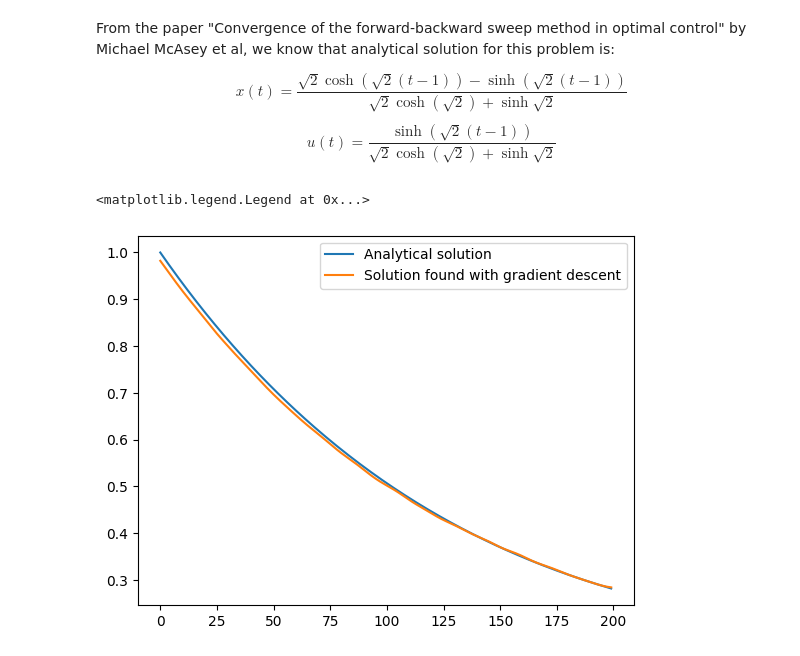
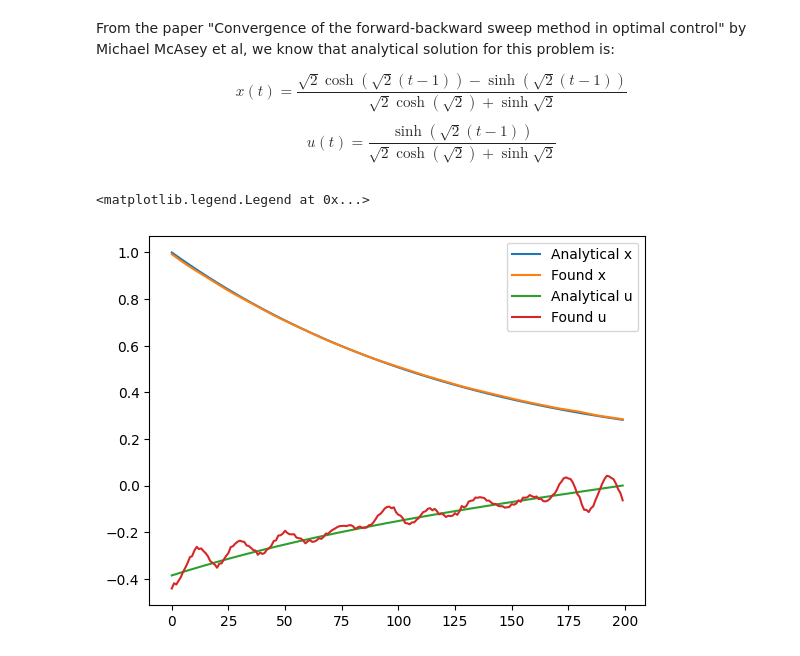
Before and after one commit to kankeinai/Thesis, a Jupyter notebook: playground.ipynb, the cells around one changed output. Saved outputs shown, nothing was run; the diff lists cells and outputs as text; code cells hidden in the pictures.

```diff
--- a/playground.ipynb
+++ b/playground.ipynb
@@ -269,9 +269,9 @@ Epoch [40/1000], Loss: 0.2544, initial_loss: 0.000395, physics_loss: 0.254037, t
 KeyboardInterrupt:
 # %%
-model =  DeepONetCartesianProd(branch_net, trunk_net, branch_activations, trunk_activations)
-model.to(device)
-model.load_state_dict(torch.load('trained_models/deep_o_net/model_time_[20250306-124037]_loss_[0.0077].pth'))
-model.eval()  # set the model to evaluation mode
+trained_model =  DeepONetCartesianProd(branch_net, trunk_net, branch_activations, trunk_activations)
+trained_model.to(device)
+trained_model.load_state_dict(torch.load('trained_models/deep_o_net/model_time_[20250306-123131]_loss_[0.0134].pth'))
+trained_model.eval()  # set the model to evaluation mode
 # %% [output]
 DeepONetCartesianProd(
   (branch_net): DenseNetwork(
@@ -301,9 +301,6 @@ $$ x(0) = 1$$
 
 So, we should find such control function $u$ that this integral is minimized
 # %%
-def smoothness_loss(u):
-    return torch.mean((u[:, 1:] - u[:, :-1])**2)
-
 def objective_function(n, args):
 
     # Physics loss
@@ -321,18 +318,18 @@ def objective_function(n, args):
     physics_loss = torch.mean(physics**2)
     innitial_loss_func = torch.mean((args['x'][:, 0] - torch.ones(n, device= device))**2)
 
-    J = torch.mean(torch.trapz((args['x']**2 + args['u']**2).squeeze(), args['t'].squeeze()))  + 100 * physics_loss + innitial_loss_func + smoothness_loss(args['u'])
+    J = torch.mean(torch.trapz((args['x']**2 + args['u']**2).squeeze(), args['t'].squeeze()))  + 100 * physics_loss + 10*innitial_loss_func
     return J
 # %%
 def gradient_descent(n, alpha, m, num_epochs, model, objective_function):
 
-    u = torch.randn(n, m, device=device)  # Multiple control functions
+    u = torch.randn(n, m, device= device)
     t = torch.linspace(0, end_time, m, device= device).unsqueeze(1)
 
     u.requires_grad_(True)
     t.requires_grad_(True)
 
-    optimizer = torch.optim.Adam([u], lr=alpha)
+    optimizer = torch.optim.AdamW([u], lr=alpha, weight_decay=0.01)
 
     for epoch in range(num_epochs):
 
@@ -351,9 +348,9 @@ def gradient_descent(n, alpha, m, num_epochs, model, objective_function):
 
     return torch.mean(u, axis=0)
 # %%
-num_epochs = 10000
-alpha = 0.001
+num_epochs = 30000
+alpha = 0.0001
 n = 16
 
-u = gradient_descent(n, alpha, m, num_epochs, model, objective_function)
+u = gradient_descent(n, alpha, m, num_epochs, trained_model, objective_function)
 # %% [output]
@@ -382,22 +379,26 @@ $$u(t) = \frac{\sinh(\sqrt{2}(t-1))}{\sqrt{2}\cosh(\sqrt{2})+\sinh{\sqrt{2}}}$$
 # %%
 def analytical_x(t):
     numerator = np.sqrt(2) * np.cosh(np.sqrt(2) * (t - 1)) - np.sinh(np.sqrt(2) * (t - 1))
     denominator = np.sqrt(2) * np.cosh(np.sqrt(2)) + np.sinh(np.sqrt(2))
     return numerator / denominator
 
 def analytical_u(t):
     numerator = np.sinh(np.sqrt(2) * (t - 1))
     denominator = np.sqrt(2) * np.cosh(np.sqrt(2)) + np.sinh(np.sqrt(2))
     return numerator / denominator
 
 
 t = torch.linspace(0, end_time, m).unsqueeze(1)
-plt.plot(analytical_x(t), label="Analytical solution")
+plt.plot(analytical_x(t), label="Analytical x")
 t = torch.linspace(0, end_time, m, device=device)
 
-x = model(u.unsqueeze(0),t.unsqueeze(1)).cpu().detach().numpy().T
-plt.plot(x, label="Solution found with gradient descent")
+x = trained_model(u.unsqueeze(0),t.unsqueeze(1)).cpu().detach().numpy().T
+plt.plot(x, label="Found x")
+t = torch.linspace(0, end_time, m).unsqueeze(1)
+plt.plot(analytical_u(t), label="Analytical u")
+plt.plot(u.cpu().detach().numpy().T, label="Found u")
 plt.legend()
+plt.legend()
 # %% [output]
 <matplotlib.legend.Legend at 0x...>
-[figure, old version]
+[figure, new version]
```
Also changed, not shown: parts of 5 cells of this notebook.
